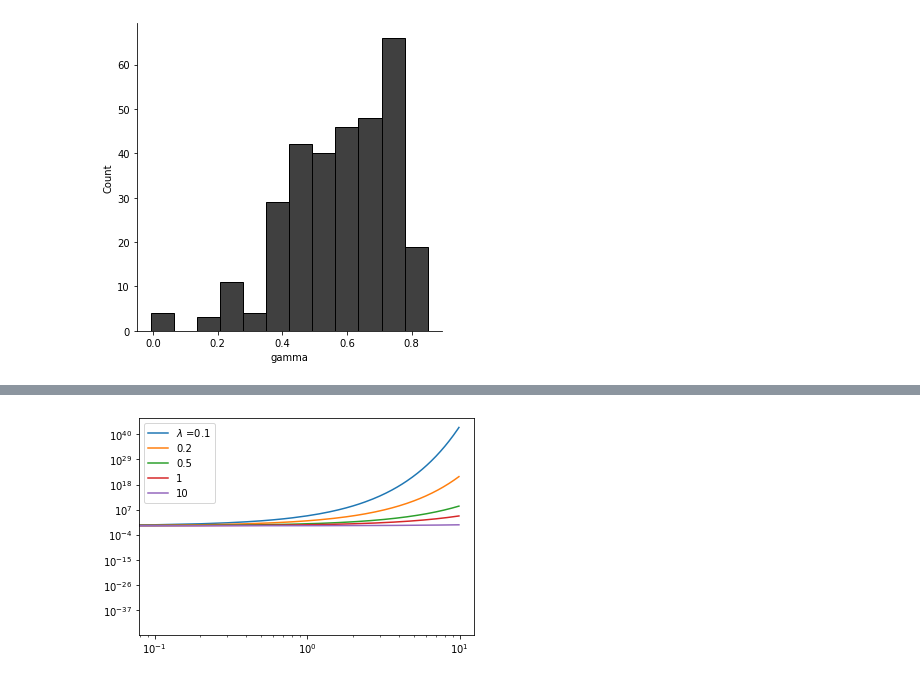
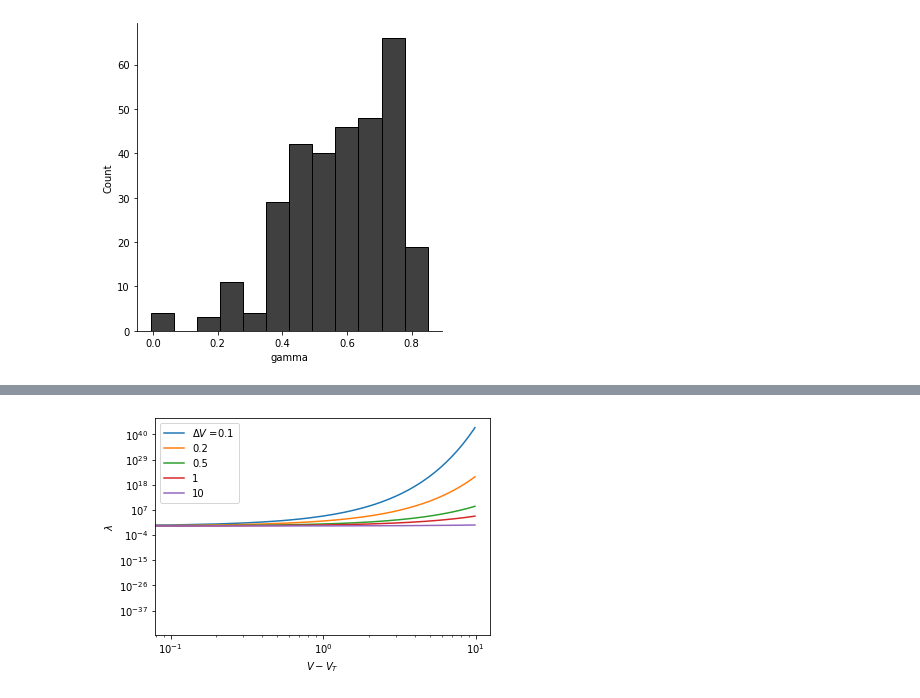
Before and after one commit to Nishant-codex/GIFFittingToolbox, a Jupyter notebook: src/examples/Clustering_biophys_params.ipynb, the cells around one changed output, grey strips where cells are left out. Cells and saved outputs as stored; diff of their text form; code cells hidden in the pictures.

```diff
--- a/src/examples/Clustering_biophys_params.ipynb
+++ b/src/examples/Clustering_biophys_params.ipynb
@@ -530,20 +875,25 @@ return_confusion_matrix(conf_df_inh_bio  , conf_df_inh_sta, 'lables_bio'  ,'labl
 # %%
 a = np.arange(-10,10,0.1)
-plt.loglog(a, np.exp(a/0.1),label='$\lambda$ =0.1')
+plt.loglog(a, np.exp(a/0.1),label='$\Delta V$ =0.1')
 plt.loglog(a, np.exp(a/0.2),label='0.2')
 plt.loglog(a, np.exp(a/0.5),label='0.5')
 plt.loglog(a, np.exp(a/1),label='1')
 plt.loglog(a, np.exp(a/10),label='10')
 plt.legend()
+plt.xlabel('$V-V_T$')
+plt.ylabel('$\lambda$')
 plt.show()
 
 
-plt.plot(a,1- np.exp(-np.exp(a/0.1)),label='$\lambda$ =0.1')
+plt.plot(a,1- np.exp(-np.exp(a/0.1)),label='$\Delta V $ =0.1')
 plt.plot(a,1- np.exp(-np.exp(a/0.2)),label='0.2')
 plt.plot(a,1- np.exp(-np.exp(a/0.5)),label='0.5')
 plt.plot(a,1- np.exp(-np.exp(a/1))  ,label='1')
 plt.plot(a,1- np.exp(-np.exp(a/10)) ,label='10')
 plt.legend()
+plt.xlabel('$V-V_T$')
+plt.ylabel('$p_t$')
+
 plt.show()
 # %% [output]
-[figure, old version]
+[figure, new version]
```
Also changed, not shown: parts of 28 cells of this notebook, 4 other files.
